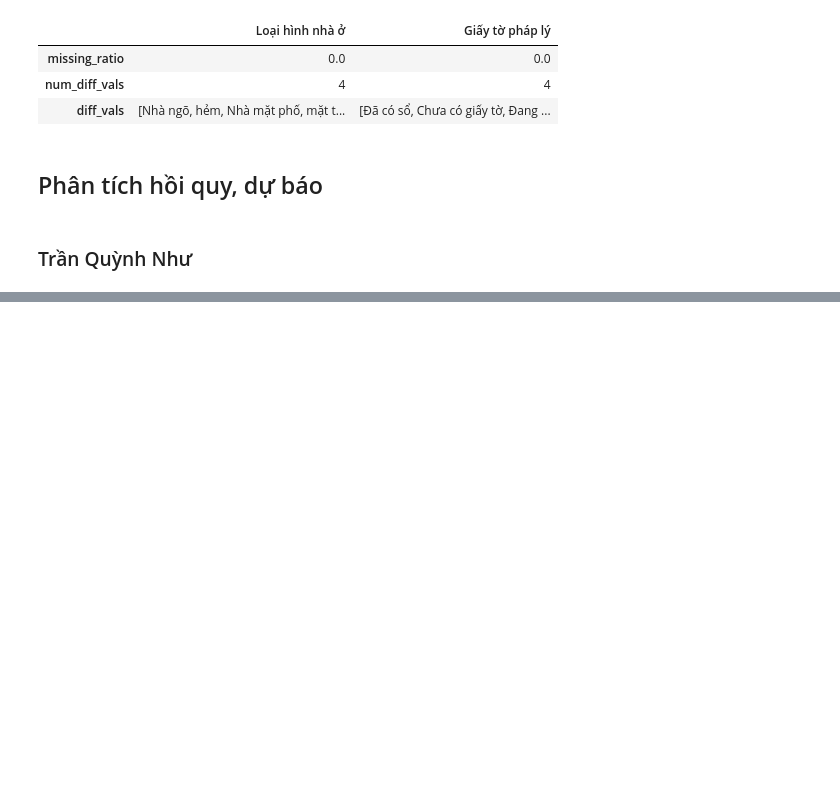
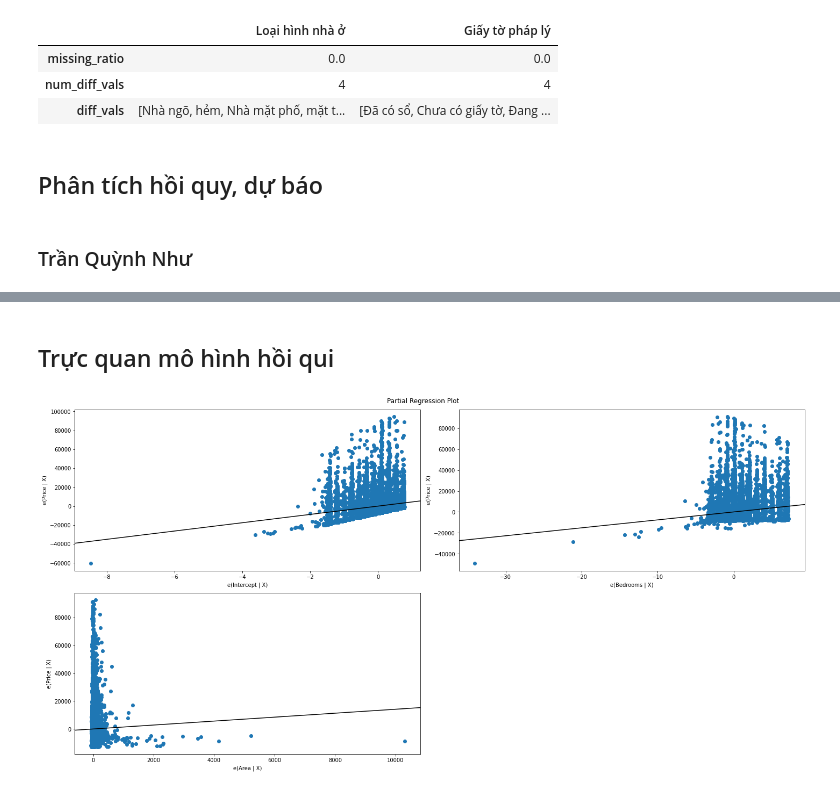
Before and after one commit to 19127592/Final_Data_Visualization, a Jupyter notebook: main.ipynb, the cells around one changed output, grey strips where cells are left out. Saved outputs shown, nothing was run; the diff lists cells and outputs as text; code cells hidden in the pictures; blank space fills up the shorter version.

```diff
--- a/main.ipynb
+++ b/main.ipynb
@@ -379,0 +383,2 @@ cate_col_profiles_df
+# %%
+vn_house_df2 = pd.DataFrame()
@@ -379,0 +387,7 @@ cate_col_profiles_df
+# %%
+vn_house_df2['Price'] = vn_house_df['Giá/m2']
+vn_house_df2['Type'] = vn_house_df['Loại hình nhà ở']
+vn_house_df2['Bedrooms'] = vn_house_df['Số phòng ngủ']
+vn_house_df2['Area'] = vn_house_df['Diện tích']
+vn_house_df2['Floors'] = vn_house_df['Số tầng']
+vn_house_df2.head()
@@ -379,0 +403,3 @@ cate_col_profiles_df
+# %%
+res = smf.ols(formula='Price ~ Bedrooms + Area', data=vn_house_df2).fit()
+print(res.summary())
@@ -379,0 +432,8 @@ cate_col_profiles_df
+# %% [markdown]
+## Trực quan mô hình hồi qui
+# %%
+fig = plt.figure(figsize=(20, 10))
+sm.graphics.plot_partregress_grid(res, fig=fig)
+plt.show()
+# %% [output]
+[figure, added]
```
Also changed, not shown: parts of 15 cells of this notebook.
